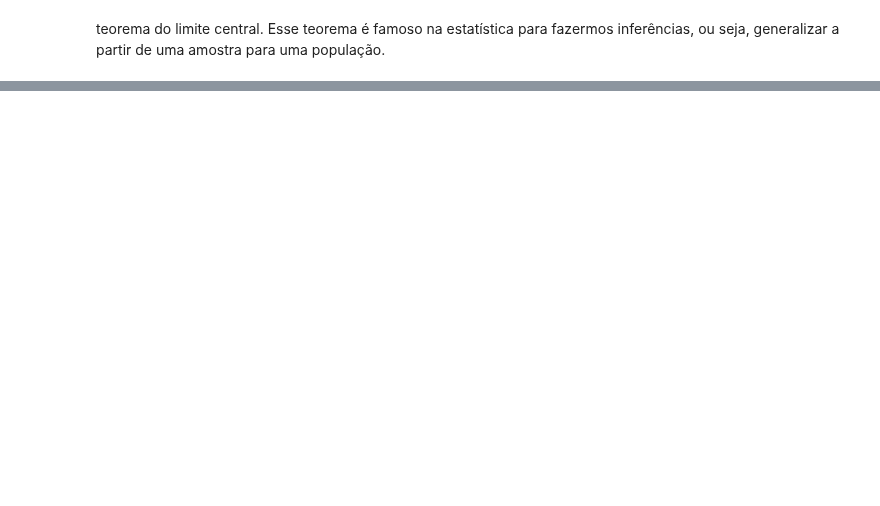
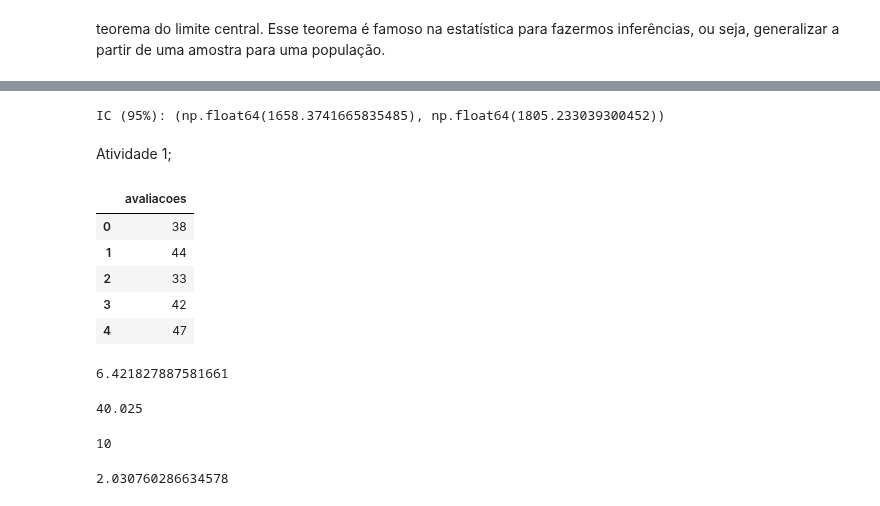
Before and after one commit to annaklaracss/data_science-, a Jupyter notebook: Data_Science_testando_hipóteses.ipynb, the cells around one changed output, grey strips where cells are left out. Cells and saved outputs as stored; diff of their text form; code cells hidden in the pictures; blank space fills up the shorter version.

```diff
--- a/Data_Science_testando_hipóteses.ipynb
+++ b/Data_Science_testando_hipóteses.ipynb
@@ -225,0 +247,8 @@ dtype: float64
+# %%
+# Visualizando os resultados
+
+print("IC (95%):", intervalo_confianca)
+# %% [output]
+IC (95%): (np.float64(1658.3741665835485), np.float64(1805.233039300452))
+# %% [markdown]
+Atividade 1;
@@ -225,0 +260,21 @@ dtype: float64
+# %%
+df_techtaste.head()
+# %% [output]
+|  | avaliacoes |
+| 0 | 38 |
+| 1 | 44 |
+| 2 | 33 |
+| 3 | 42 |
+| 4 | 47 |
+# %%
+#calculando o desvio padrao
+desvio_padrao =  df_techtaste['avaliacoes'].std()
+print(desvio_padrao)
+# %% [output]
+6.421827887581661
+# %%
+#calculando a media
+media = df_techtaste['avaliacoes'].mean()
+print(media)
+# %% [output]
+40.025
@@ -225,0 +283,12 @@ dtype: float64
+# %%
+# Calcula o tamanho da amostra
+n = len('avaliacoes')
+print(n)
+# %% [output]
+10
+# %%
+# Calcula o erro padrão da média
+erro_padrao_media = desvio_padrao / np.sqrt(n) #np.sqrt calcula a raiz quadrada do tamanho da amostra
+print(erro_padrao_media)
+# %% [output]
+2.030760286634578
```
Also changed, not shown: parts of 23 cells of this notebook.
